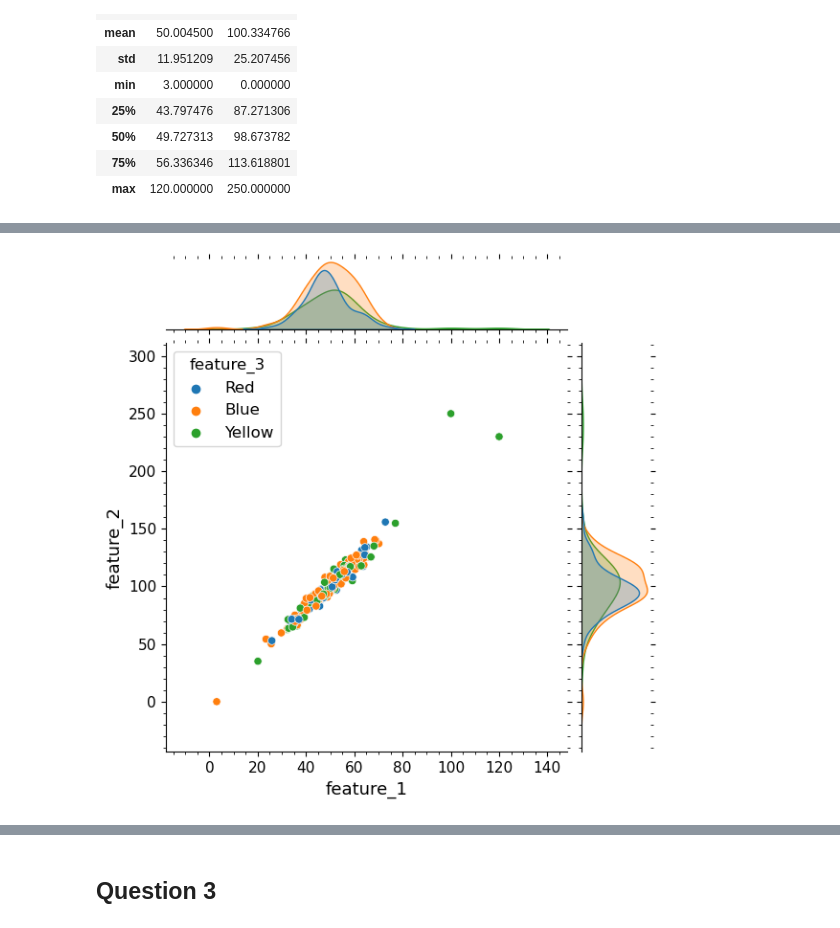
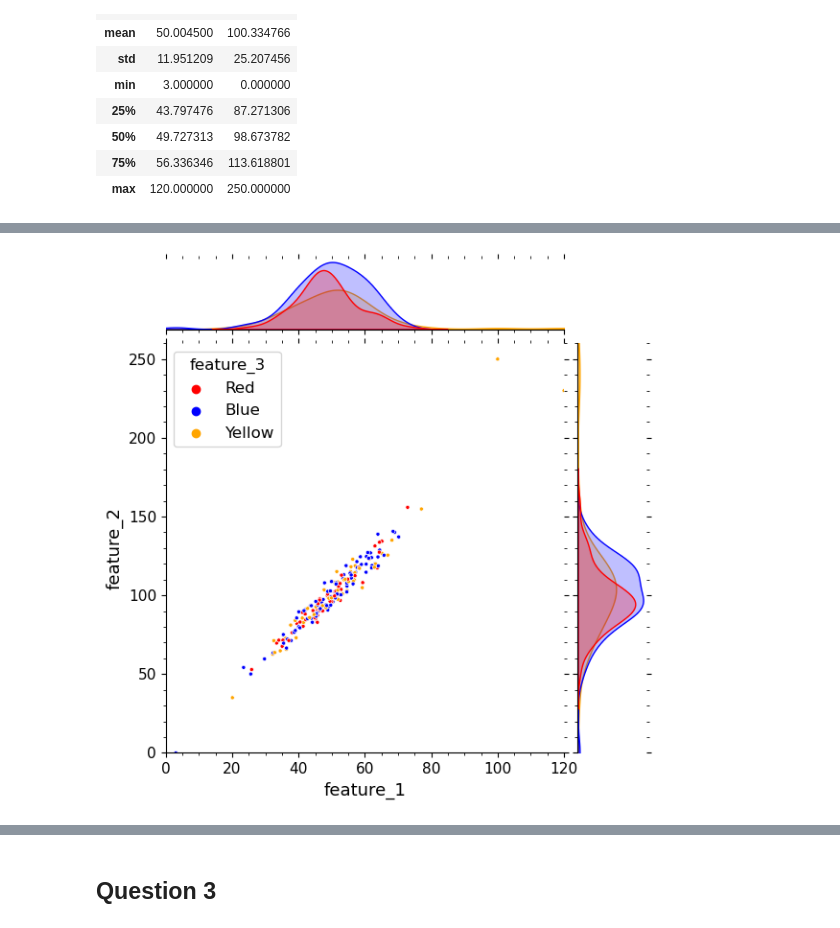
Before and after one commit to james-hughes1/mphildis-coursework, a Jupyter notebook: applied-data-science/Examples1.ipynb, the cells around one changed output, grey strips where cells are left out. Drawn from its saved outputs; the diff is of its cells as text; code cells hidden in the pictures.

```diff
--- a/applied-data-science/Examples1.ipynb
+++ b/applied-data-science/Examples1.ipynb
@@ -136,4 +179,4 @@ Name: feature_3, dtype: int64
 # %%
-_ = sns.jointplot(preprc_df, x="feature_1", y="feature_2", hue="feature_3")
+_ = sns.jointplot(preprc_df, x="feature_1", y="feature_2", hue="feature_3", palette=["red", "blue", "orange"], marker =".", xlim=(0,120), ylim=(0,260))
 # %% [output]
-[figure, old version]
+[figure, new version]
```
Also changed, not shown: parts of 91 cells of this notebook, 3 other files.
